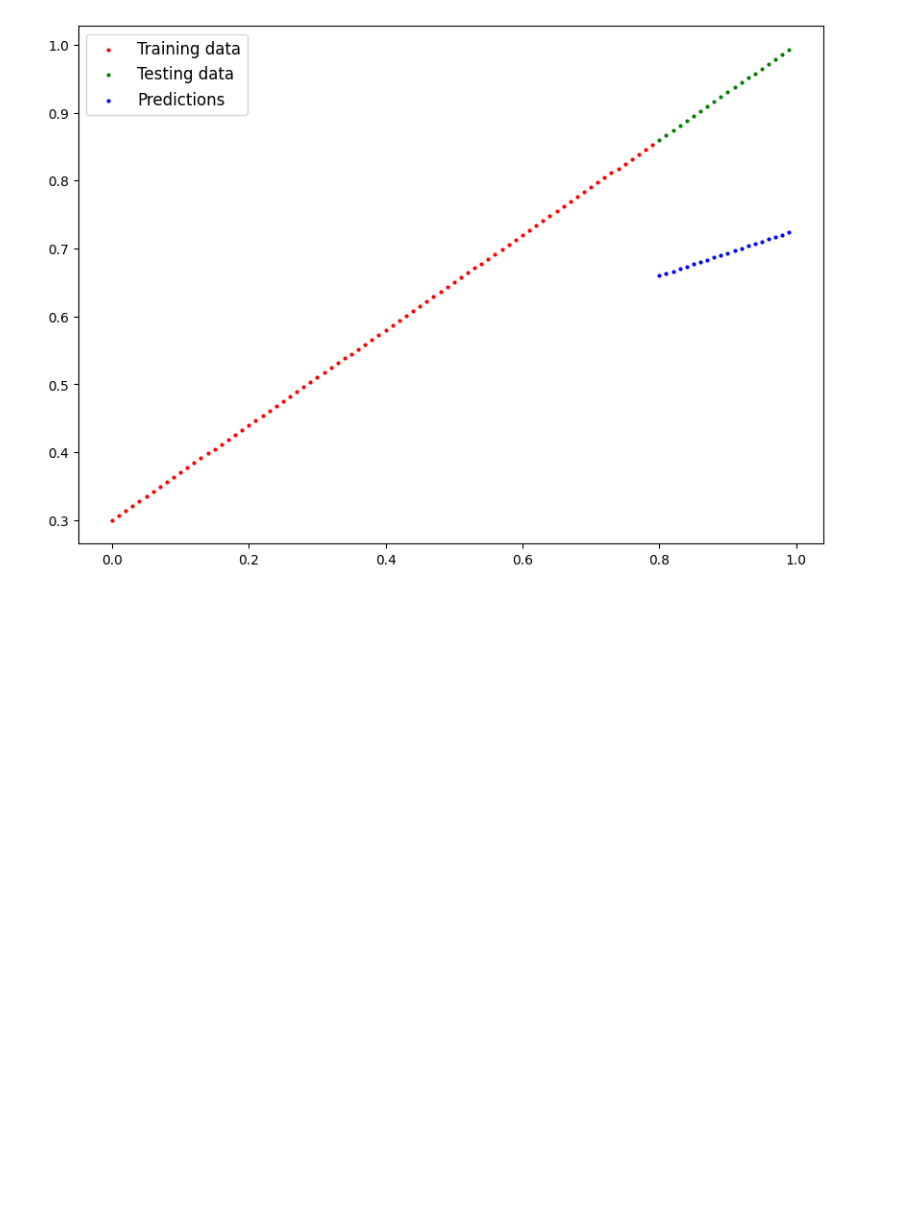
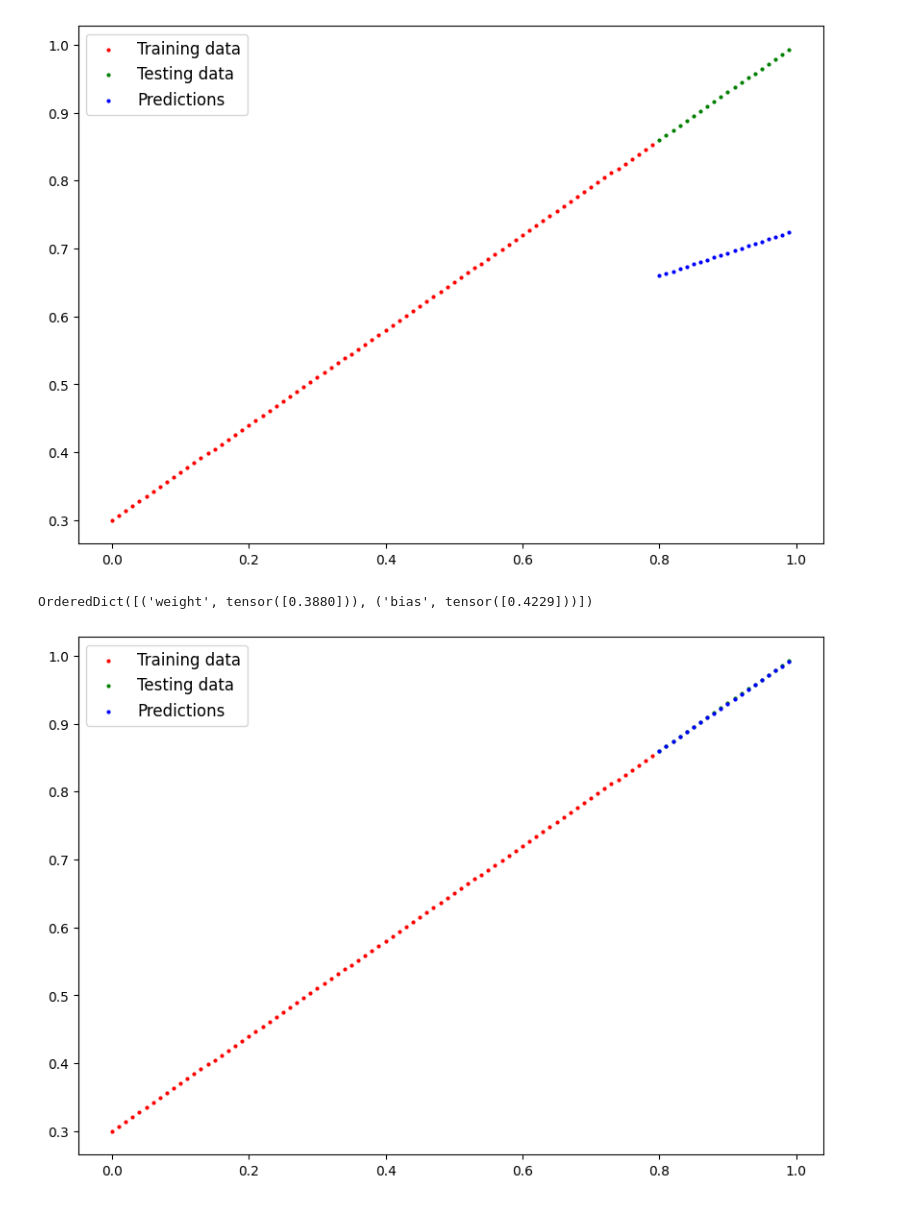
Before and after one commit to danielagg/pytorch-playground, a Jupyter notebook: playground.ipynb, the cells around one changed output. Cells and saved outputs as stored; diff of their text form; code cells hidden in the pictures; blank space fills up the shorter version.

Commit message:
training model

```diff
--- a/playground.ipynb
+++ b/playground.ipynb
@@ -257,3 +255,38 @@ with torch.inference_mode():
 plot_predictions(X_train, y_train, X_validation, y_validation, prediction_y=y_hats)
 # %% [output]
 [figure]
+# %%
+loss_function = nn.L1Loss()
+
+optimizer = torch.optim.SGD(params=model_0.parameters(),
+                            lr=0.02)
+# %%
+epochs = 1000 # iteration count (hyperparameter - we set it ourselves)
+
+for i in range(epochs):
+    model_0.train()
+
+    # forward pass + loss calculation
+    y_hat = model_0(X_train)
+    loss = loss_function(y_hat, y_train)
+
+
+    # reset optimizer in each loop
+    optimizer.zero_grad()
+
+    # back propagation: Computes the gradient of the loss
+    loss.backward()
+
+    # optimizer calculates how it should adjust the parameters, after back propagation
+    optimizer.step()
+# %%
+model_0.state_dict()
+# %% [output]
+OrderedDict([('weight', tensor([0.3880])), ('bias', tensor([0.4229]))])
+# %%
+with torch.inference_mode():
+    y_hats = model_0(X_validation)
+
+plot_predictions(X_train, y_train, X_validation, y_validation, prediction_y=y_hats)
+# %% [output]
+[figure, added]
```
Also changed, not shown: parts of 3 cells of this notebook.
